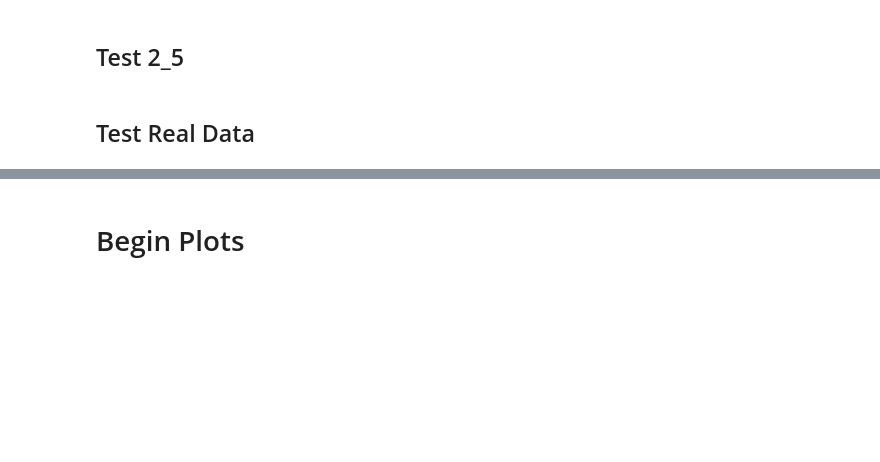
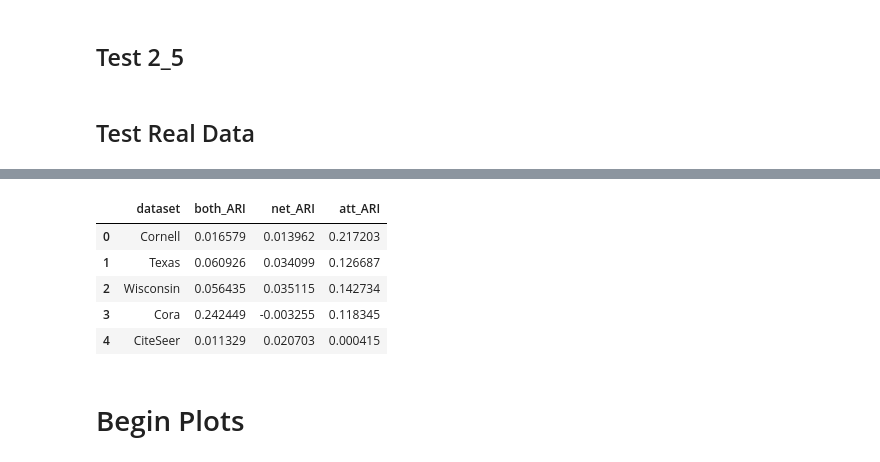
Before and after one commit to FelipeSchreiber/BregmanClustering, a Jupyter notebook: BregmanTests/BregmanBenchmarking.ipynb, the cells around one changed output, grey strips where cells are left out. Cells and saved outputs as stored; diff of their text form; code cells hidden in the pictures; blank space fills up the shorter version.

```diff
--- a/BregmanTests/BregmanBenchmarking.ipynb
+++ b/BregmanTests/BregmanBenchmarking.ipynb
@@ -280,7 +232,7 @@ df = pd.DataFrame.from_dict(test_2_5)
 # %% [markdown]
 ## Test Real Data
 # %%
-attributes_distribution = "bernoulli"
+attributes_distribution = "gaussian"
 edge_distribution = "bernoulli"
 weight_distribution = "gaussian"
 benchmark = BregmanBenchmark(att_variance=1,
@@ -291,7 +243,7 @@ benchmark = BregmanBenchmark(att_variance=1,
                     run_torch=False,
                     initializer = 'AIC',
                     hard_clustering=True)
-scores = benchmark.run_real_data(strategy=3,n_iters=100)
+scores = benchmark.run_real_data(strategy=3,n_iters=100,reduction_method="UMAP")
 scores
 # %% [output]
 CURRENT DATASET:  Cornell
@@ -317,3 +279,13 @@ INPUTS:  (3327, 3327) (3327, 3327, 1) torch.Size([3327, 3703])
+# %%
+import pandas as pd
+pd.DataFrame(scores)
+# %% [output]
+|  | dataset | both_ARI | net_ARI | att_ARI |
+| 0 | Cornell | 0.016579 | 0.013962 | 0.217203 |
+| 1 | Texas | 0.060926 | 0.034099 | 0.126687 |
+| 2 | Wisconsin | 0.056435 | 0.035115 | 0.142734 |
+| 3 | Cora | 0.242449 | -0.003255 | 0.118345 |
+| 4 | CiteSeer | 0.011329 | 0.020703 | 0.000415 |
 # %%
 """
 Using strategy 3:
```
Also changed, not shown: parts of 8 cells of this notebook, 1 other file.
